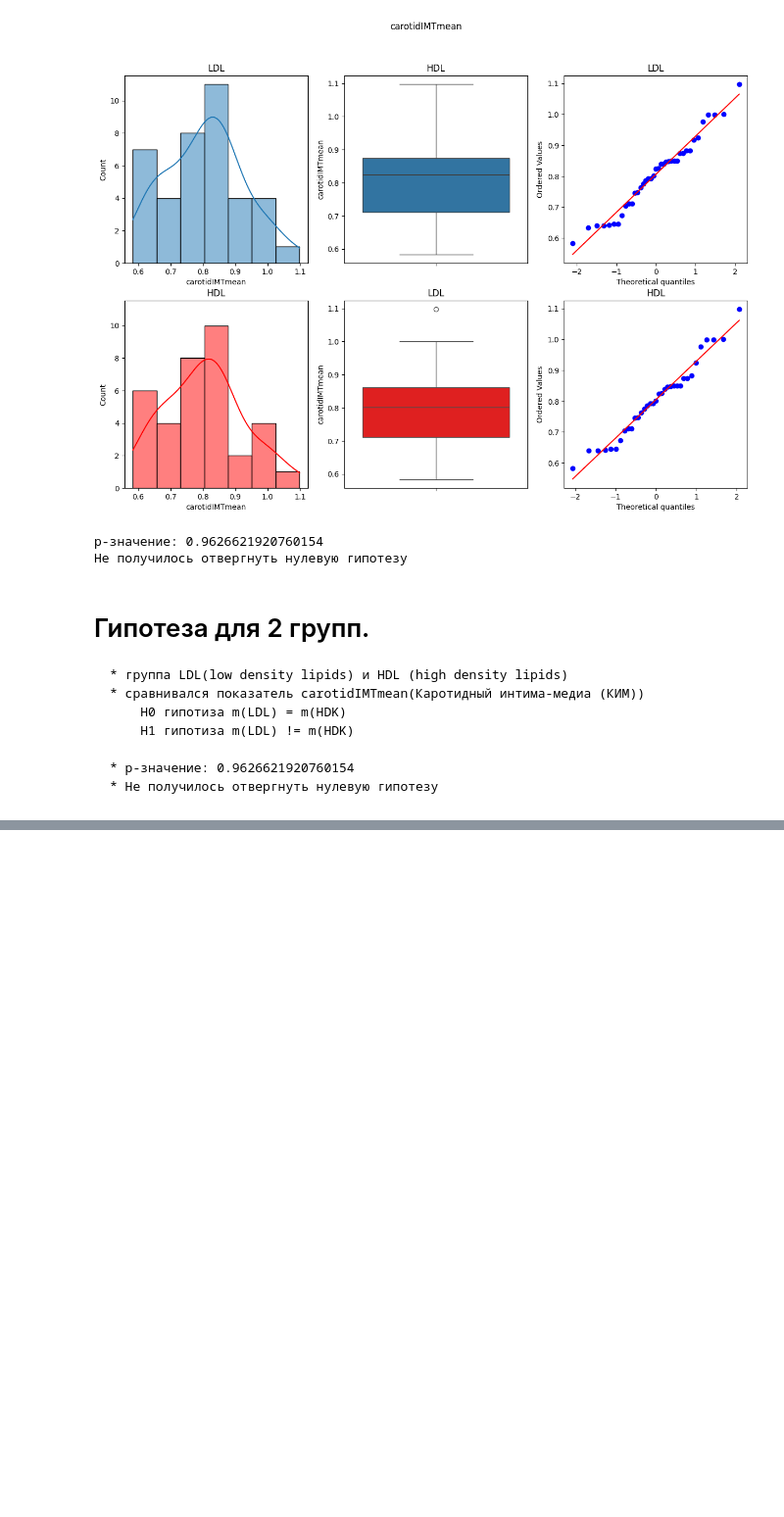
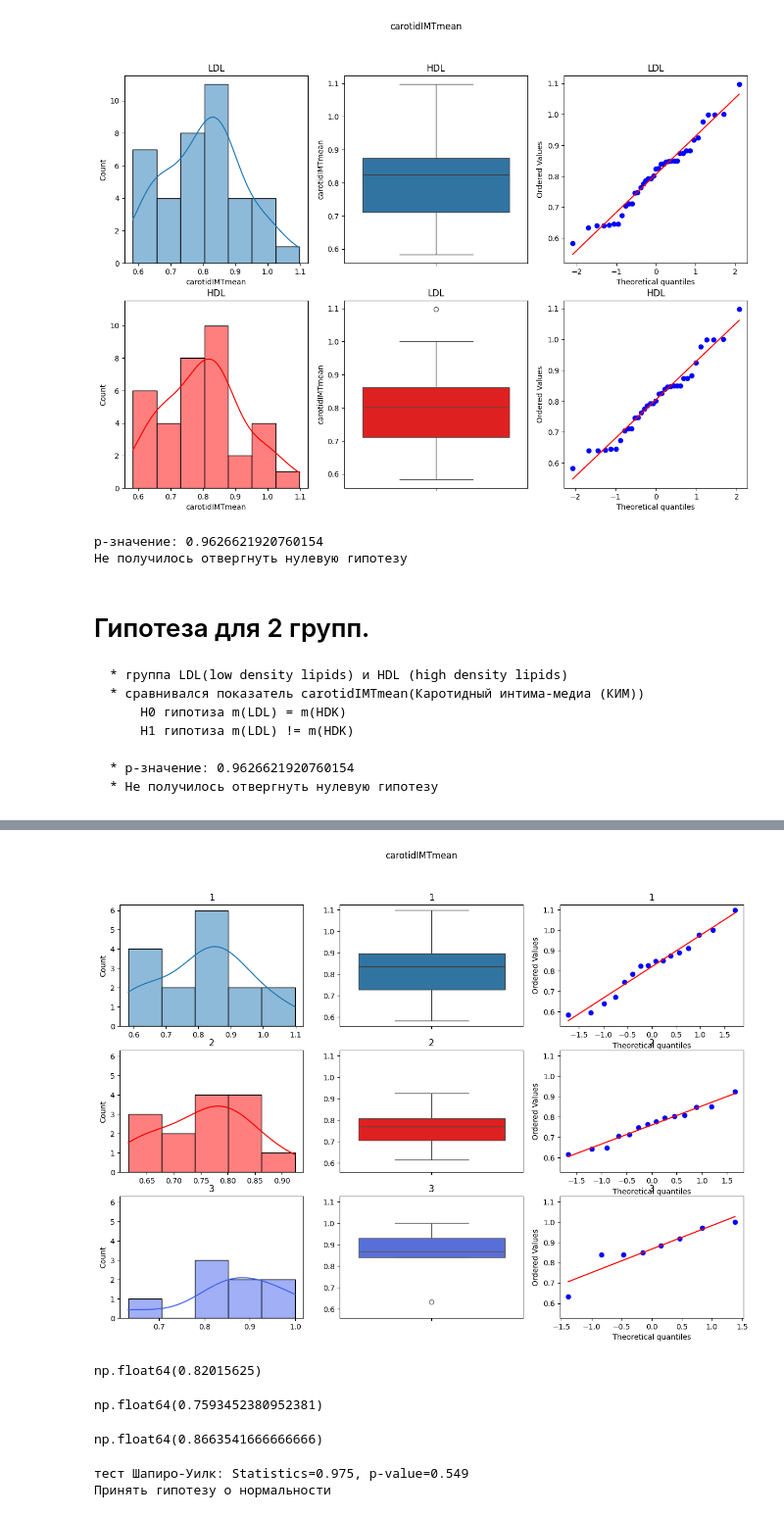
Before and after one commit to Alexandertsvet/biostat, a Jupyter notebook: applied_statistics/research_planning.ipynb, the cells around one changed output, grey strips where cells are left out. Shown at 98% size. Saved outputs shown, nothing was run; the diff lists cells and outputs as text; code cells hidden in the pictures; blank space fills up the shorter version.

```diff
--- a/applied_statistics/research_planning.ipynb
+++ b/applied_statistics/research_planning.ipynb
@@ -449,0 +463,2 @@ p-значение: 0.9626621920760154
+# %%
+data_for_3_group = data_metadata[['BMI', 'carotidIMTmean']]
@@ -449,0 +473,2 @@ p-значение: 0.9626621920760154
+# %%
+data_for_3_group['BMI_group'] = pd.cut(data_for_3_group['BMI'], 3, labels=[1, 2, 3])
@@ -449,0 +531,48 @@ p-значение: 0.9626621920760154
+# %%
+group_bmi_1 = data_for_3_group[data_for_3_group['BMI_group']==1]['carotidIMTmean'].values
+group_bmi_2 = data_for_3_group[data_for_3_group['BMI_group']==2]['carotidIMTmean'].values
+group_bmi_3 = data_for_3_group[data_for_3_group['BMI_group']==3]['carotidIMTmean'].values
+# %%
+fig, axes = plt.subplots(3,3,figsize=(15,10), sharey='col')
+sns.histplot(data=group_bmi_1,ax=axes[0,0],kde=True, )
+sns.histplot(data=group_bmi_2,ax=axes[1,0],kde=True, color='red')
+sns.histplot(data=group_bmi_3,ax=axes[2,0],kde=True, color='#4361EE')
+
+sns.boxplot(data=group_bmi_1,ax=axes[0,1])
+sns.boxplot(data=group_bmi_2,ax=axes[1,1], color='red')
+sns.boxplot(data=group_bmi_3,ax=axes[2,1], color='#4361EE')
+
+st.probplot(group_bmi_1,plot=axes[0,2])
+st.probplot(group_bmi_2,plot=axes[1,2])
+st.probplot(group_bmi_3,plot=axes[2,2])
+
+axes[0,0].set_title('1')
+axes[0,1].set_title('1')
+axes[0,2].set_title('1')
+axes[1,0].set_title('2')
+axes[1,1].set_title('2')
+axes[1,2].set_title('2')
+axes[2,0].set_title('3')
+axes[2,1].set_title('3')
+axes[2,2].set_title('3')
+fig.suptitle('carotidIMTmean')
+plt.show();
+# %% [output]
+[figure, added]
+# %%
+group_bmi_1.mean()
+# %% [output]
+np.float64(0.82015625)
+# %%
+group_bmi_2.mean()
+# %% [output]
+np.float64(0.7593452380952381)
+# %%
+group_bmi_3.mean()
+# %% [output]
+np.float64(0.8663541666666666)
+# %%
+normal_distribution(data_for_3_group['carotidIMTmean'])
+# %% [output]
+тест Шапиро-Уилк: Statistics=0.975, p-value=0.549
+Принять гипотезу о нормальности
```
Also changed, not shown: parts of 17 cells of this notebook.
